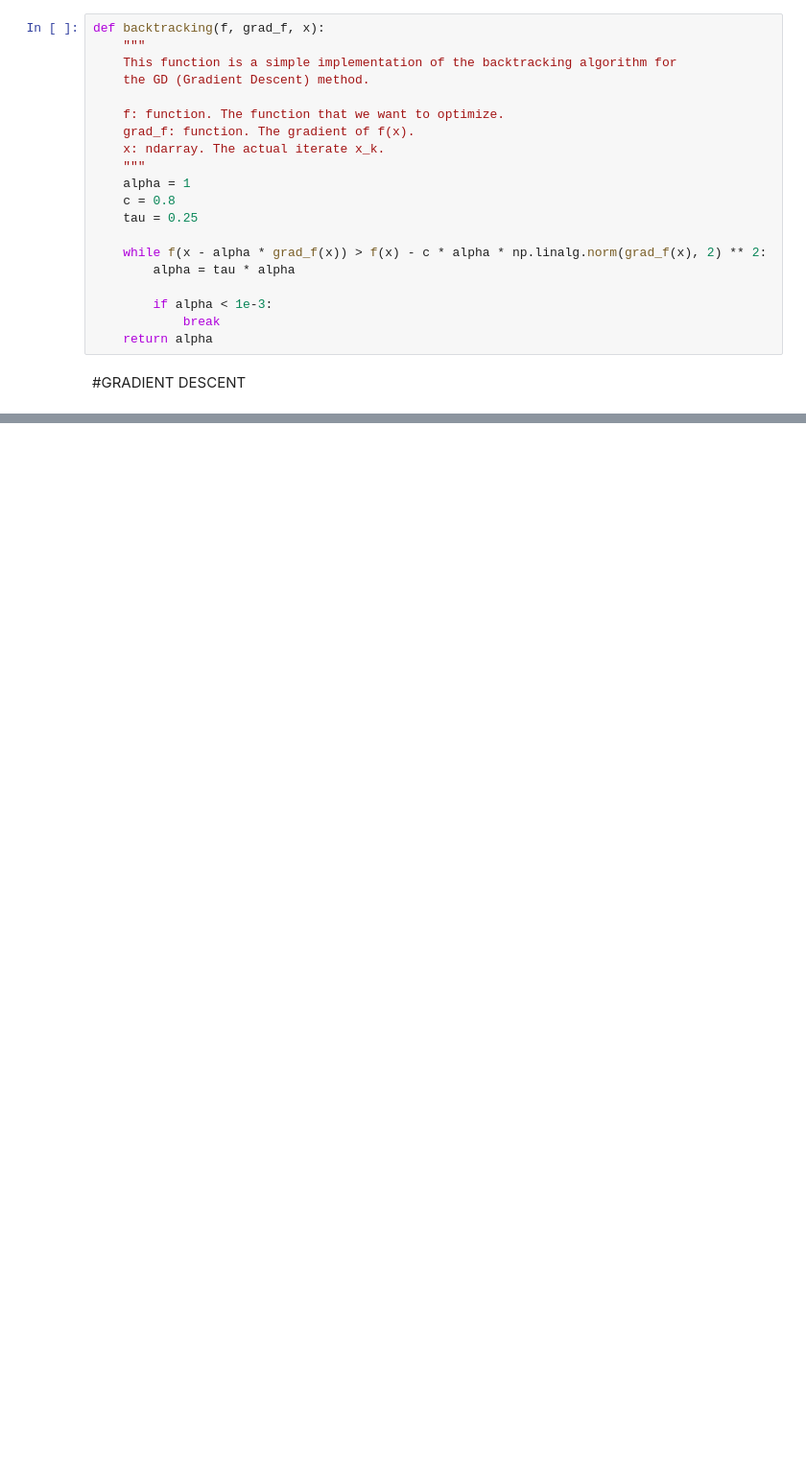
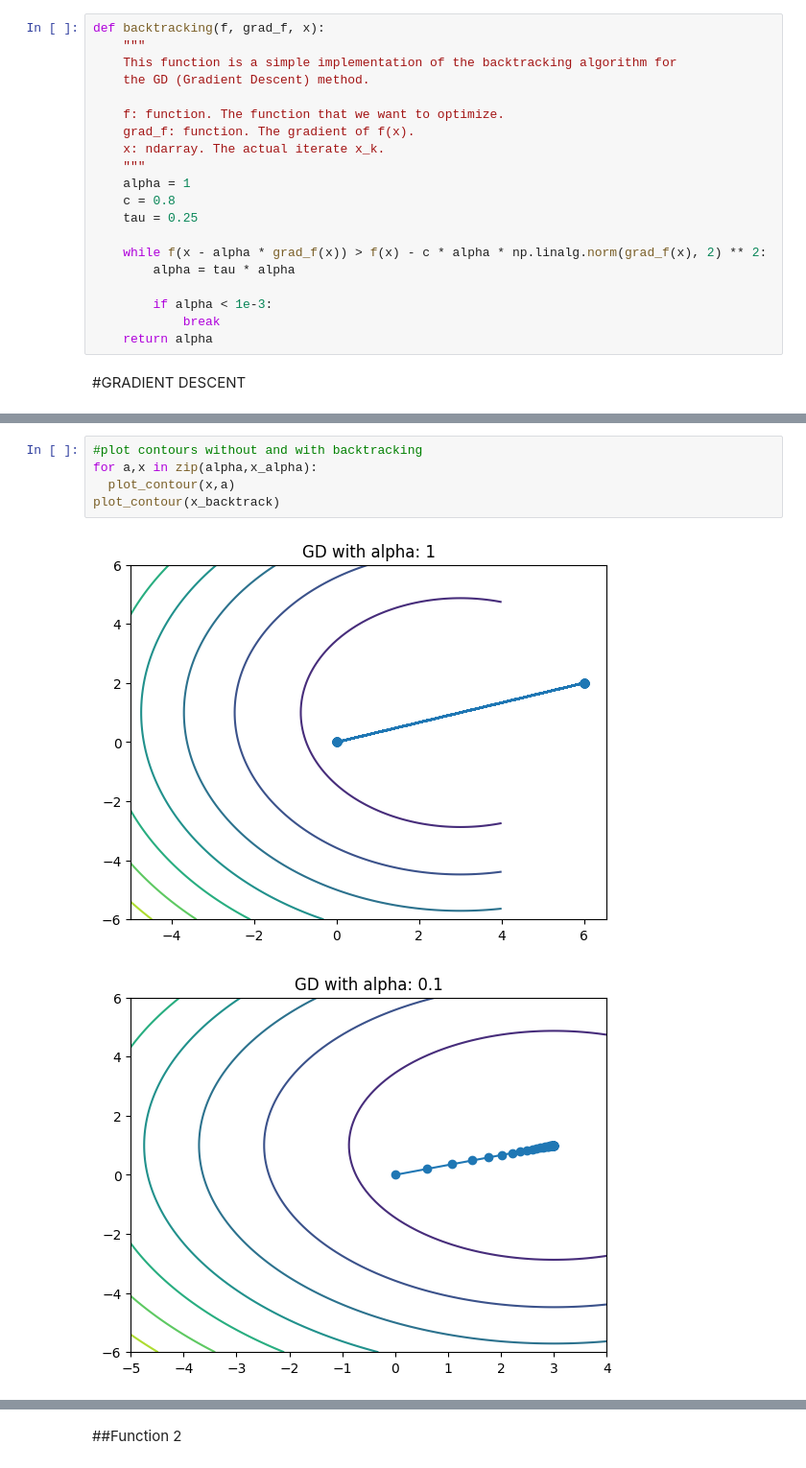
Before and after one commit to Gh5al/Statiscal-and-Mathematical-methods-for-AI, a Jupyter notebook: LAB/Homework3/Homework3.ipynb, the cells around one changed output, grey strips where cells are left out. Shown at 96% size. Saved outputs shown, nothing was run; the diff lists cells and outputs as text; blank space fills up the shorter version.

```diff
--- a/LAB/Homework3/Homework3.ipynb
+++ b/LAB/Homework3/Homework3.ipynb
@@ -337,0 +177,8 @@ plt.show()
+# %%
+#plot contours without and with backtracking
+for a,x in zip(alpha,x_alpha):
+  plot_contour(x,a)
+plot_contour(x_backtrack)
+# %% [output]
+[figure, added]
+[figure, added]
@@ -337,0 +188,2 @@ plt.show()
+# %% [markdown]
+##Function 2
```
Also changed, not shown: parts of 88 cells of this notebook.
